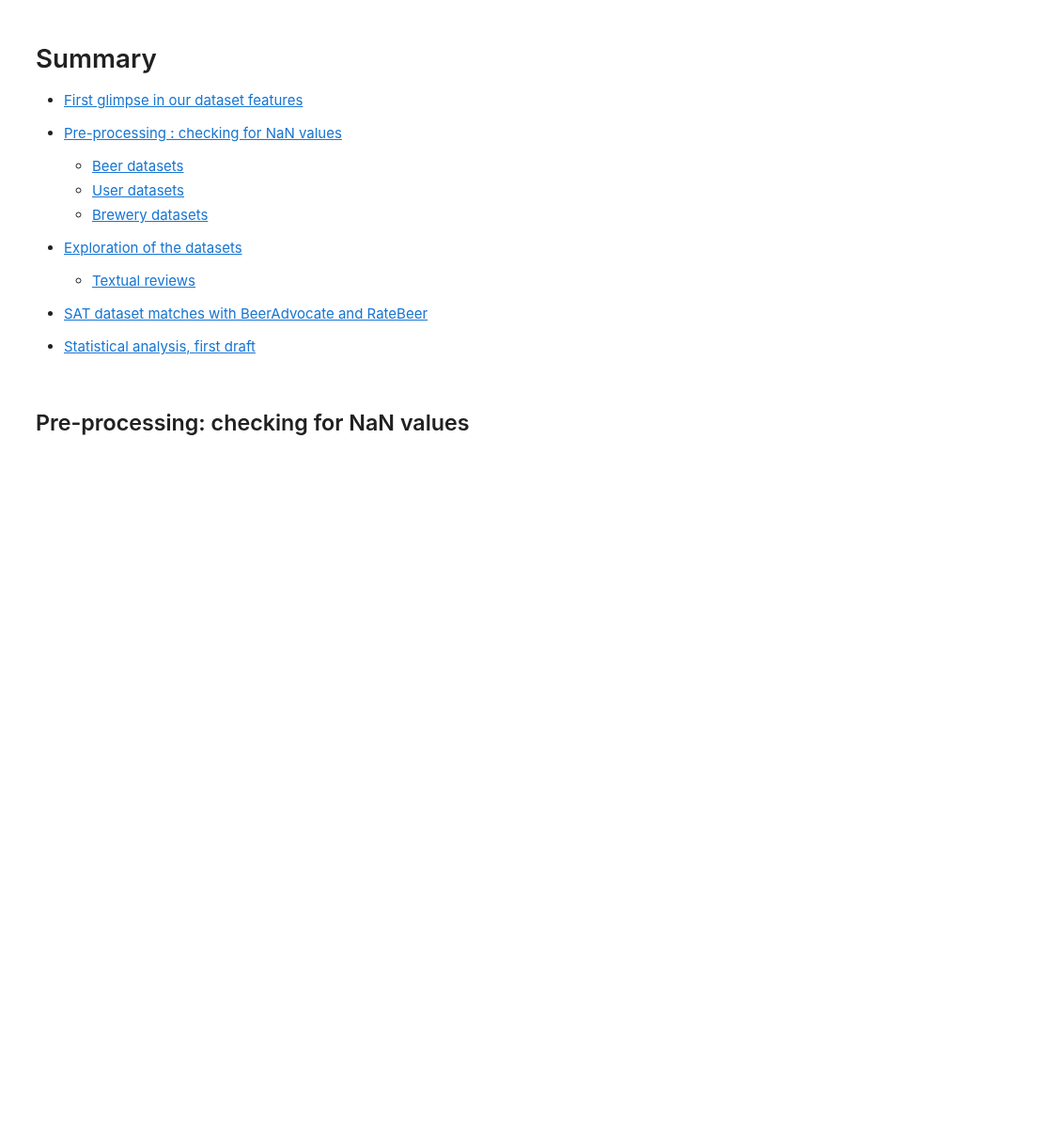
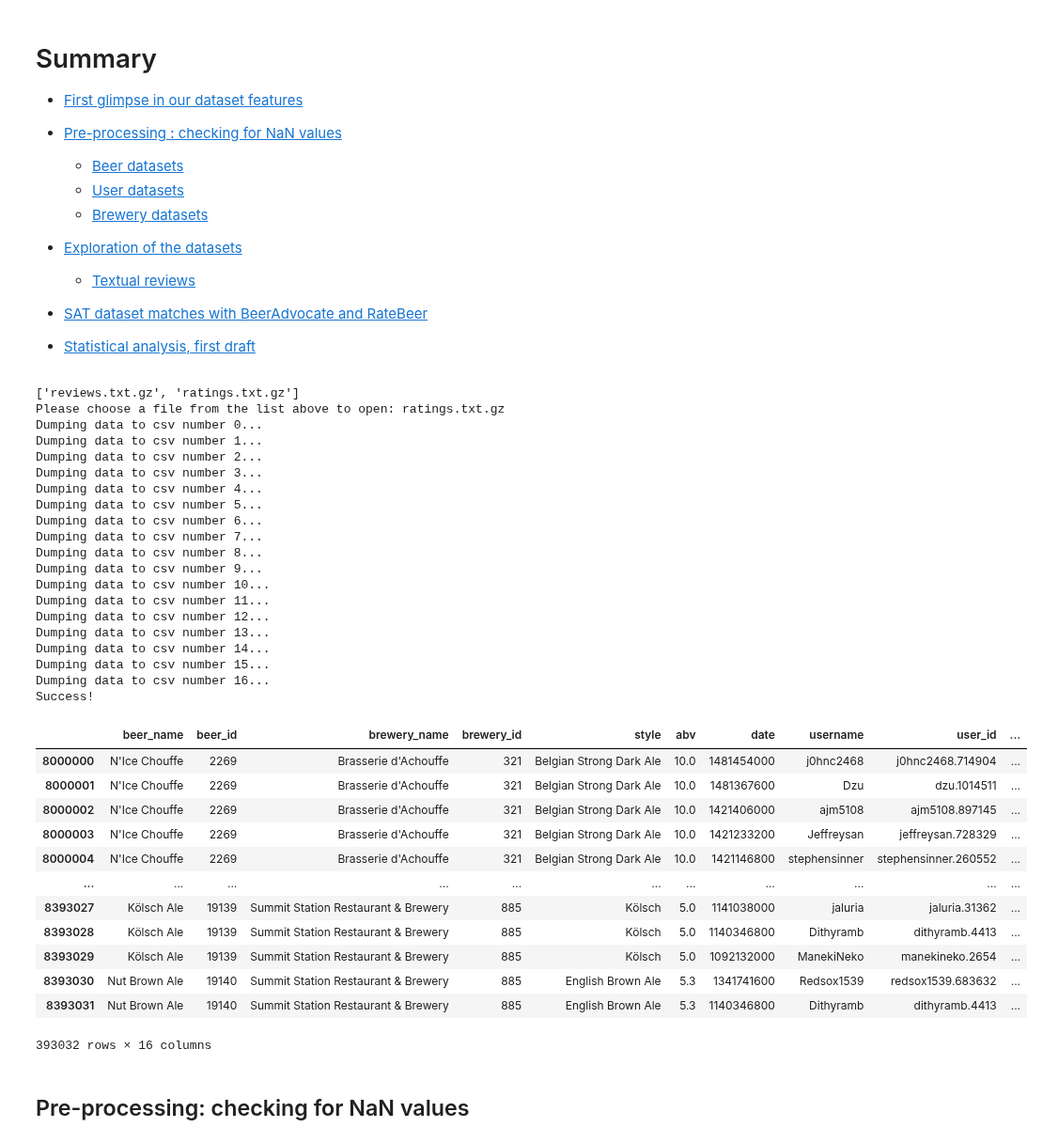
Before and after one commit to epfl-ada/ada-2022-project-hotchocolate, a Jupyter notebook: P3_Auriane_WIP.ipynb, the cells around one changed output. Shown at 94% size. Cells and saved outputs as stored; diff of their text form; code cells hidden in the pictures; blank space fills up the shorter version.

```diff
--- a/P3_Auriane_WIP.ipynb
+++ b/P3_Auriane_WIP.ipynb
@@ -39,6 +39,42 @@ df_adv_users = pd.read_csv(DATASET_BEERADVOCATE + 'users.csv')
 df_rb_beer = pd.read_csv(DATASET_RATEBEER + 'beers.csv')
 df_rb_breweries = pd.read_csv(DATASET_RATEBEER + 'breweries.csv')
 df_rb_users = pd.read_csv(DATASET_RATEBEER + 'users.csv')
+# %%
+read_data.fetch_reviews("DATA/BeerAdvocate.tar",max_csv_size= 500000, early_stop=0)
+# %% [output]
+['reviews.txt.gz', 'ratings.txt.gz']
+Please choose a file from the list above to open: ratings.txt.gz
+Dumping data to csv number 0...
+Dumping data to csv number 1...
+Dumping data to csv number 2...
+Dumping data to csv number 3...
+Dumping data to csv number 4...
+Dumping data to csv number 5...
+Dumping data to csv number 6...
+Dumping data to csv number 7...
+Dumping data to csv number 8...
+Dumping data to csv number 9...
+Dumping data to csv number 10...
+Dumping data to csv number 11...
+Dumping data to csv number 12...
+Dumping data to csv number 13...
+Dumping data to csv number 14...
+Dumping data to csv number 15...
+Dumping data to csv number 16...
+Success!
+|  | beer_name | beer_id | brewery_name | brewery_id | style | abv | date | username | user_id | ... |
+| 8000000 | N'Ice Chouffe | 2269 | Brasserie d'Achouffe | 321 | Belgian Strong Dark Ale | 10.0 | 1481454000 | j0hnc2468 | j0hnc2468.714904 | ... |
+| 8000001 | N'Ice Chouffe | 2269 | Brasserie d'Achouffe | 321 | Belgian Strong Dark Ale | 10.0 | 1481367600 | Dzu | dzu.1014511 | ... |
+| 8000002 | N'Ice Chouffe | 2269 | Brasserie d'Achouffe | 321 | Belgian Strong Dark Ale | 10.0 | 1421406000 | ajm5108 | ajm5108.897145 | ... |
+| 8000003 | N'Ice Chouffe | 2269 | Brasserie d'Achouffe | 321 | Belgian Strong Dark Ale | 10.0 | 1421233200 | Jeffreysan | jeffreysan.728329 | ... |
+| 8000004 | N'Ice Chouffe | 2269 | Brasserie d'Achouffe | 321 | Belgian Strong Dark Ale | 10.0 | 1421146800 | stephensinner | stephensinner.260552 | ... |
+| ... | ... | ... | ... | ... | ... | ... | ... | ... | ... | ... |
+| 8393027 | Kölsch Ale | 19139 | Summit Station Restaurant & Brewery | 885 | Kölsch | 5.0 | 1141038000 | jaluria | jaluria.31362 | ... |
+| 8393028 | Kölsch Ale | 19139 | Summit Station Restaurant & Brewery | 885 | Kölsch | 5.0 | 1140346800 | Dithyramb | dithyramb.4413 | ... |
+| 8393029 | Kölsch Ale | 19139 | Summit Station Restaurant & Brewery | 885 | Kölsch | 5.0 | 1092132000 | ManekiNeko | manekineko.2654 | ... |
+| 8393030 | Nut Brown Ale | 19140 | Summit Station Restaurant & Brewery | 885 | English Brown Ale | 5.3 | 1341741600 | Redsox1539 | redsox1539.683632 | ... |
+| 8393031 | Nut Brown Ale | 19140 | Summit Station Restaurant & Brewery | 885 | English Brown Ale | 5.3 | 1140346800 | Dithyramb | dithyramb.4413 | ... |
+393032 rows × 16 columns
 # %% [markdown]
 <a id='preprocessing'></a>
 
```
